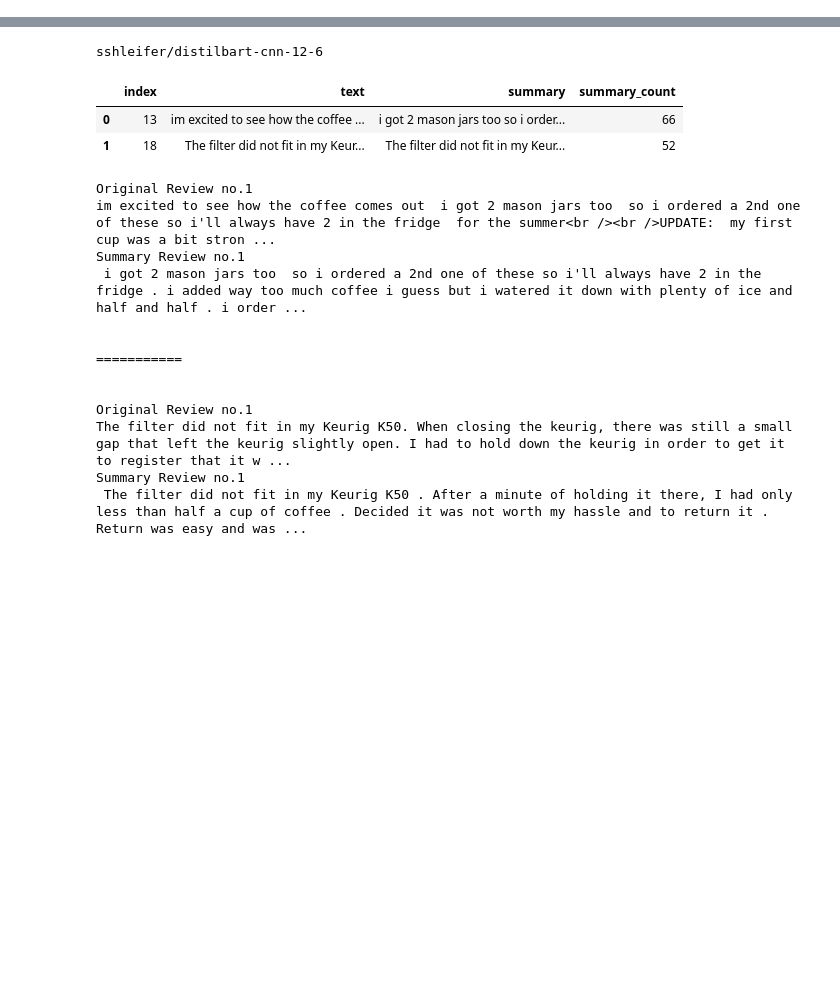
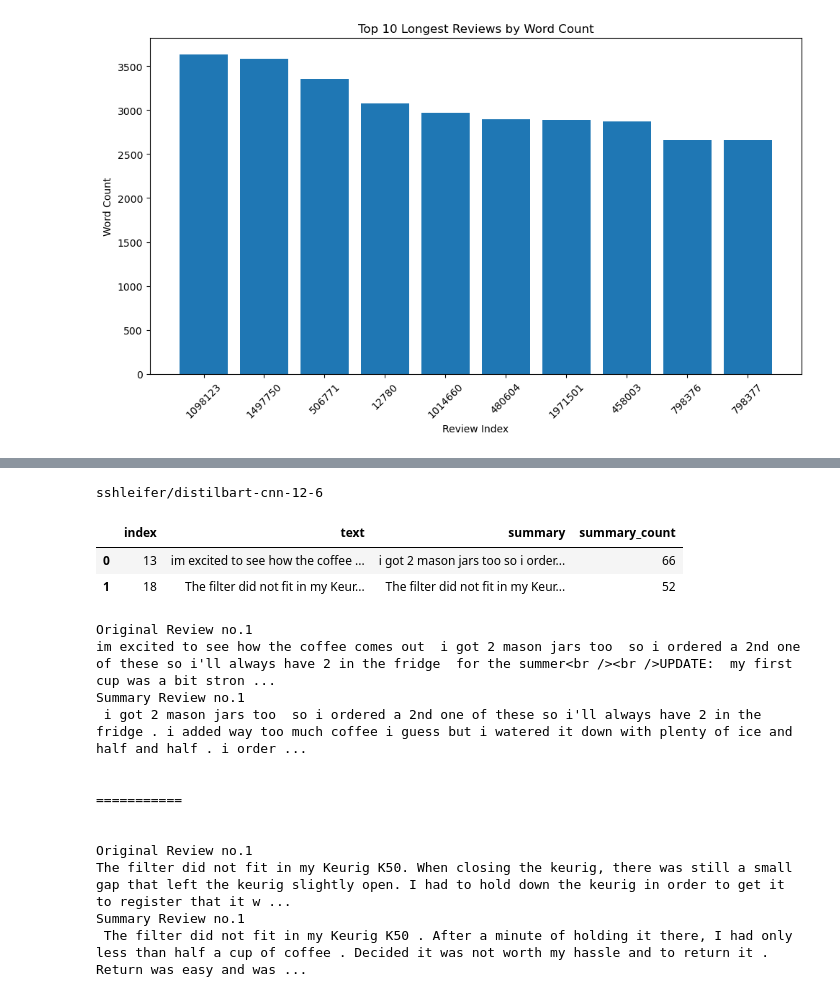
Before and after one commit to Currybon30/COMP262-NLP, a Jupyter notebook: LLM_distilbert.ipynb, the cells around one changed output, grey strips where cells are left out. Saved outputs shown, nothing was run; the diff lists cells and outputs as text; code cells hidden in the pictures; blank space fills up the shorter version.

```diff
--- a/LLM_distilbert.ipynb
+++ b/LLM_distilbert.ipynb
@@ -27,0 +46,14 @@ df = getDF('Appliances.jsonl.gz')
+# %%
+# Identify the top 10 longest reviews in the entire DataFrame
+top_10_reviews = df.nlargest(10, 'count')
+
+plt.figure(figsize=(10, 6))
+plt.bar(top_10_reviews.index.astype(str), top_10_reviews['count'])
+plt.title("Top 10 Longest Reviews by Word Count")
+plt.xlabel("Review Index")
+plt.ylabel("Word Count")
+plt.xticks(rotation=45)  # Rotates the x-axis labels for readability
+plt.tight_layout()
+plt.show()
+# %% [output]
+[figure, added]
```
Also changed, not shown: parts of 4 cells of this notebook.
